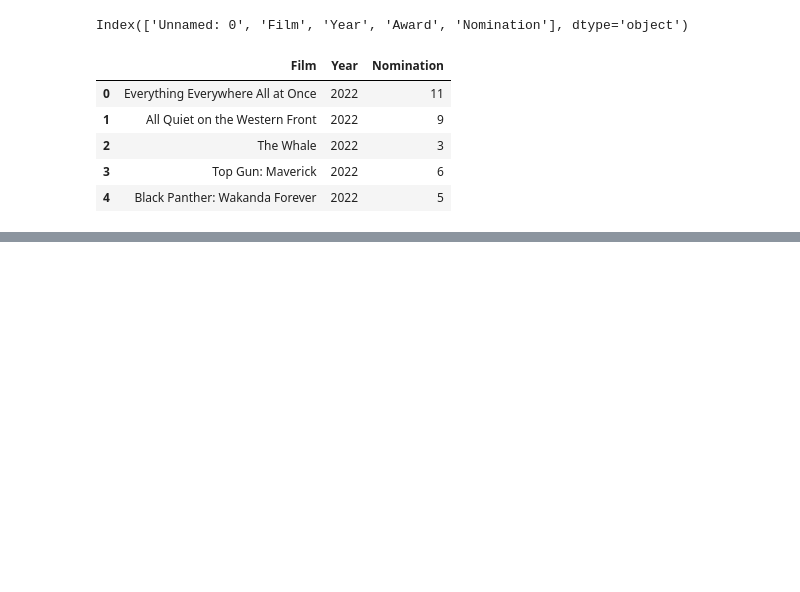
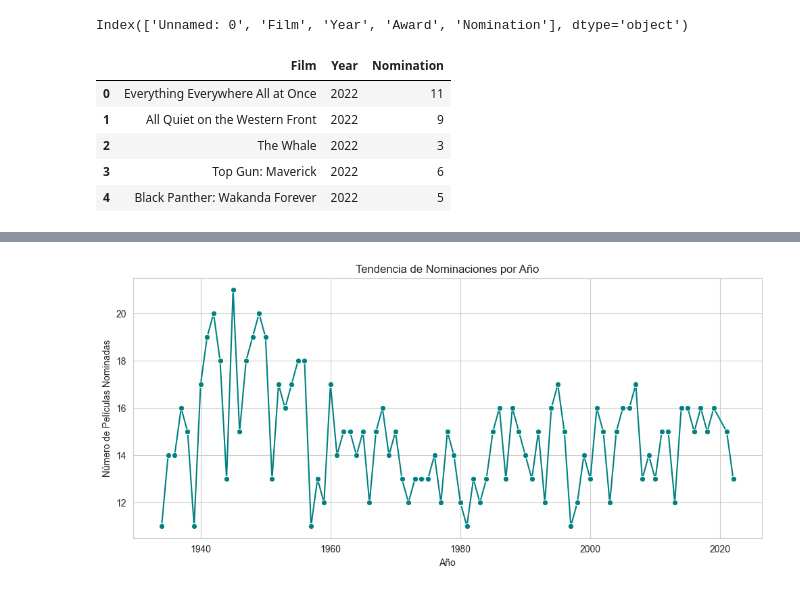
Before and after one commit to stephyangeles/P4_Eda_Steph, a Jupyter notebook: P4_Eda_Movies.ipynb, the cells around one changed output, grey strips where cells are left out. Cells and saved outputs as stored; diff of their text form; code cells hidden in the pictures; blank space fills up the shorter version.

```diff
--- a/P4_Eda_Movies.ipynb
+++ b/P4_Eda_Movies.ipynb
@@ -54,0 +82,14 @@ df.head()
+# %%
+
+df = df[(df["Year"] >= 1920) & (df["Year"] <= 2025)]
+
+
+plt.figure(figsize=(12, 5))
+yearly_counts = df["Year"].value_counts().sort_index()
+sns.lineplot(x=yearly_counts.index, y=yearly_counts.values, marker="o", color="teal")
+plt.xlabel("Año")
+plt.ylabel("Número de Películas Nominadas")
+plt.title("Tendencia de Nominaciones por Año")
+plt.show()
+# %% [output]
+[figure, added]
```
Also changed, not shown: parts of 4 cells of this notebook.
